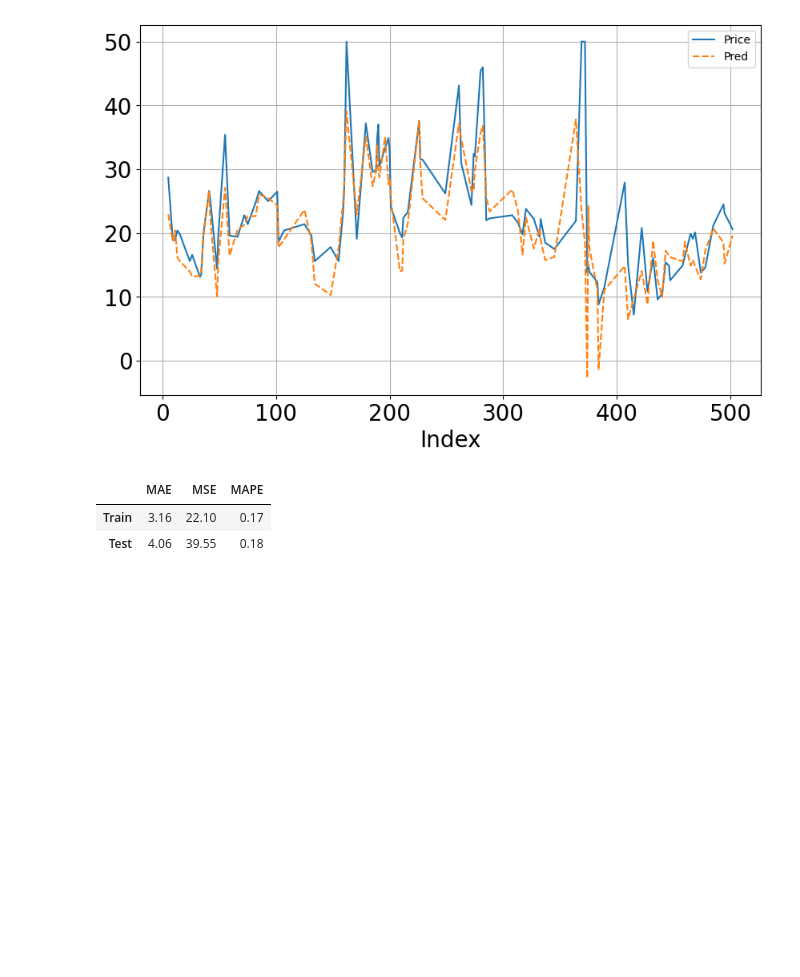
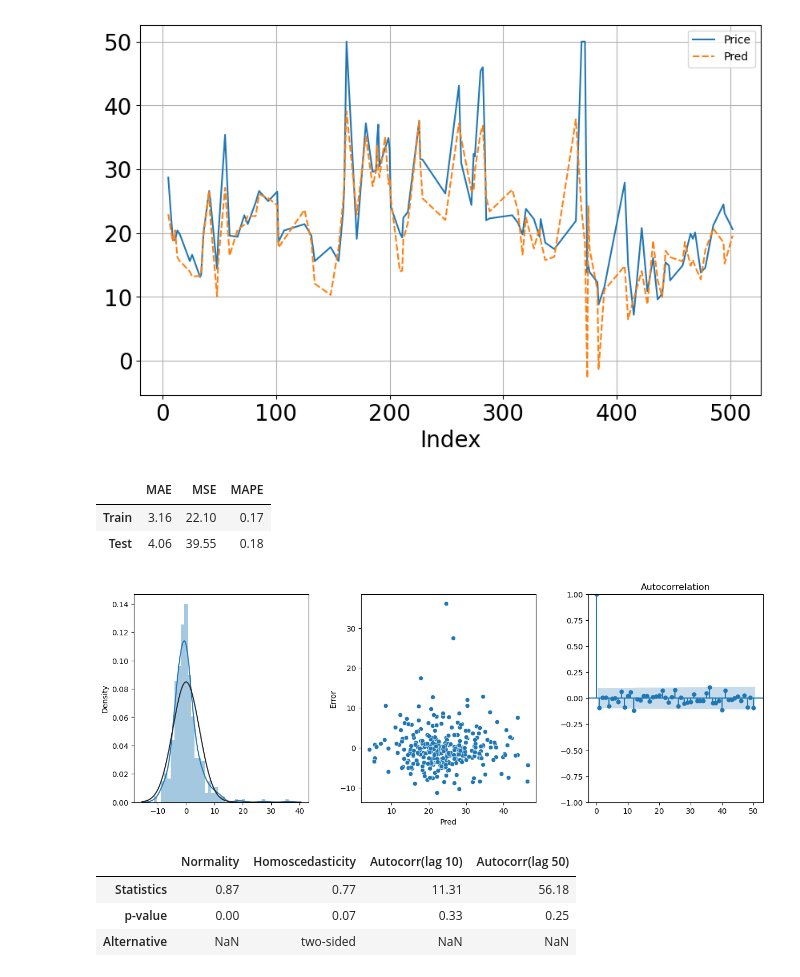
Before and after one commit to ihobbang250/TIL, a Jupyter notebook: Python/Data Science/DataAnalysis1.ipynb, the cells around one changed output. Cells and saved outputs as stored; diff of their text form; code cells hidden in the pictures; blank space fills up the shorter version.

Commit message:
Error Clear

```diff
--- a/Python/Data Science/DataAnalysis1.ipynb
+++ b/Python/Data Science/DataAnalysis1.ipynb
@@ -395,18 +395,48 @@ evaluation_reg(Y_train, Y_train_pred, Y_test, Y_test_pred)
 |  | MAE | MSE | MAPE |
 | Train | 3.16 | 22.10 | 0.17 |
 | Test | 4.06 | 39.55 | 0.18 |
-# %%
-# Error Analysis
-
-def error_analysis(X_data, Y_data_pred, Y_data_real):
-    residual = Y_data_real - Y_data_pred.values
-
-    # Null hypothesis: The residuals are normalized
-    normality = pd.DataFrame([stats.shapiro(residual)],
-                             index=['Normality'], columns=['Statistics', 'p-value']).T
-
-    # Null hypothesis: Error terms are homoscedastic
-    homoscedasticity = pd.DataFrame([sm.stats.diagnostic.het_goldfeldquandt(residual)],
-                                     index=['Homoscedasticity'], columns=['Statistics', 'p-value'])
-
-    # Null hypothesis: Error terms are homoscedastic
+# %%
+# Error Analysis
+
+def error_analysis(X_data, Y_data_pred, Y_data_real, graph=False):
+
+    residual = Y_data_real - Y_data_pred.values
+    residual.columns = ['Error']
+    # Null hypothesis: The residuals are normalized
+    normality = pd.DataFrame([stats.shapiro(residual)],
+                             index=['Normality'], columns=['Statistics', 'p-value']).T
+
+    # Null hypothesis: Error terms are homoscedastic
+    homoscedasticity = pd.DataFrame([sm.stats.diagnostic.het_goldfeldquandt(residual, X_data.values, alternative='two-sided')],
+                                     index=['Homoscedasticity'],
+                                     columns=['Statistics', 'p-value', 'Alternative']).T
+
+    # Null hypothesis: Autocorrelation is absent
+    autocorrelation = pd.concat([pd.DataFrame(sm.stats.diagnostic.acorr_ljungbox(residual, lags=[10, 50]).iloc[:, 0]),
+                                 pd.DataFrame(sm.stats.diagnostic.acorr_ljungbox(residual, lags=[10, 50]).iloc[:, 1])], axis=1).T
+    autocorrelation.index = ['Statistics', 'p-value']
+    autocorrelation.columns = ['Autocorr(lag 10)', 'Autocorr(lag 50)']
+
+    error_analysis = pd.concat([normality, homoscedasticity, autocorrelation], join='outer', axis=1)
+
+    # Visualization
+    fig, axs = plt.subplots(nrows=1, ncols=3, figsize=(15, 5))
+    plt.subplots_adjust(wspace=0.3, hspace=0.6)
+    # Check normalization
+    sns.distplot(residual, norm_hist='True', fit=stats.norm, ax= axs[0])
+    # Check homoscedasticity
+    temp = pd.concat([Y_data_pred, residual.reset_index().iloc[:, [1]]], axis=1)
+    sns.scatterplot(x='Pred', y='Error', data=temp, ax=axs[1])
+    # Check autocorrelation
+    sm.graphics.tsa.plot_acf(residual, lags=50, use_vlines=True, ax=axs[2])
+    plt.show()
+
+    return error_analysis
+
+error_analysis(X_train_fcs, Y_train_pred, Y_train)
+# %% [output]
+[figure, added]
+|  | Normality | Homoscedasticity | Autocorr(lag 10) | Autocorr(lag 50) |
+| Statistics | 0.87 | 0.77 | 11.31 | 56.18 |
+| p-value | 0.00 | 0.07 | 0.33 | 0.25 |
+| Alternative | NaN | two-sided | NaN | NaN |
```
